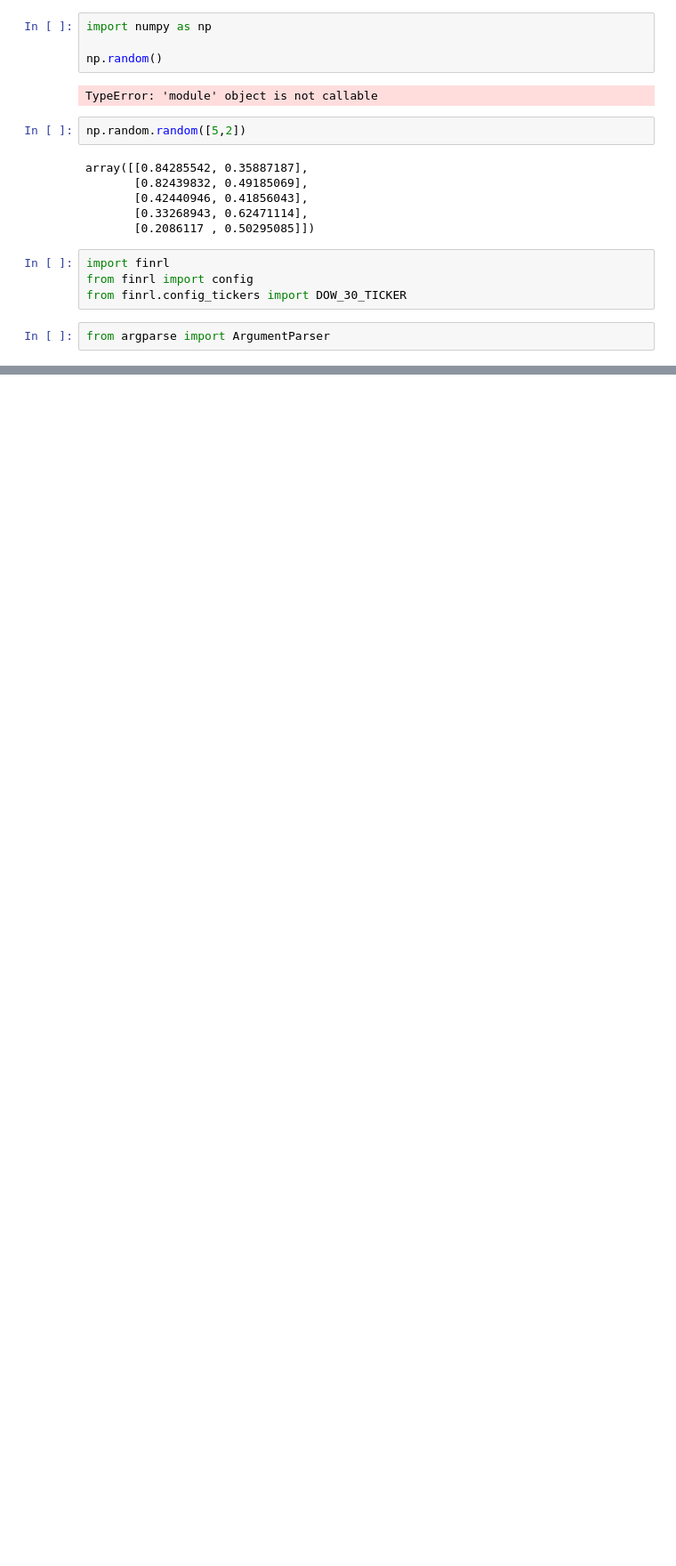
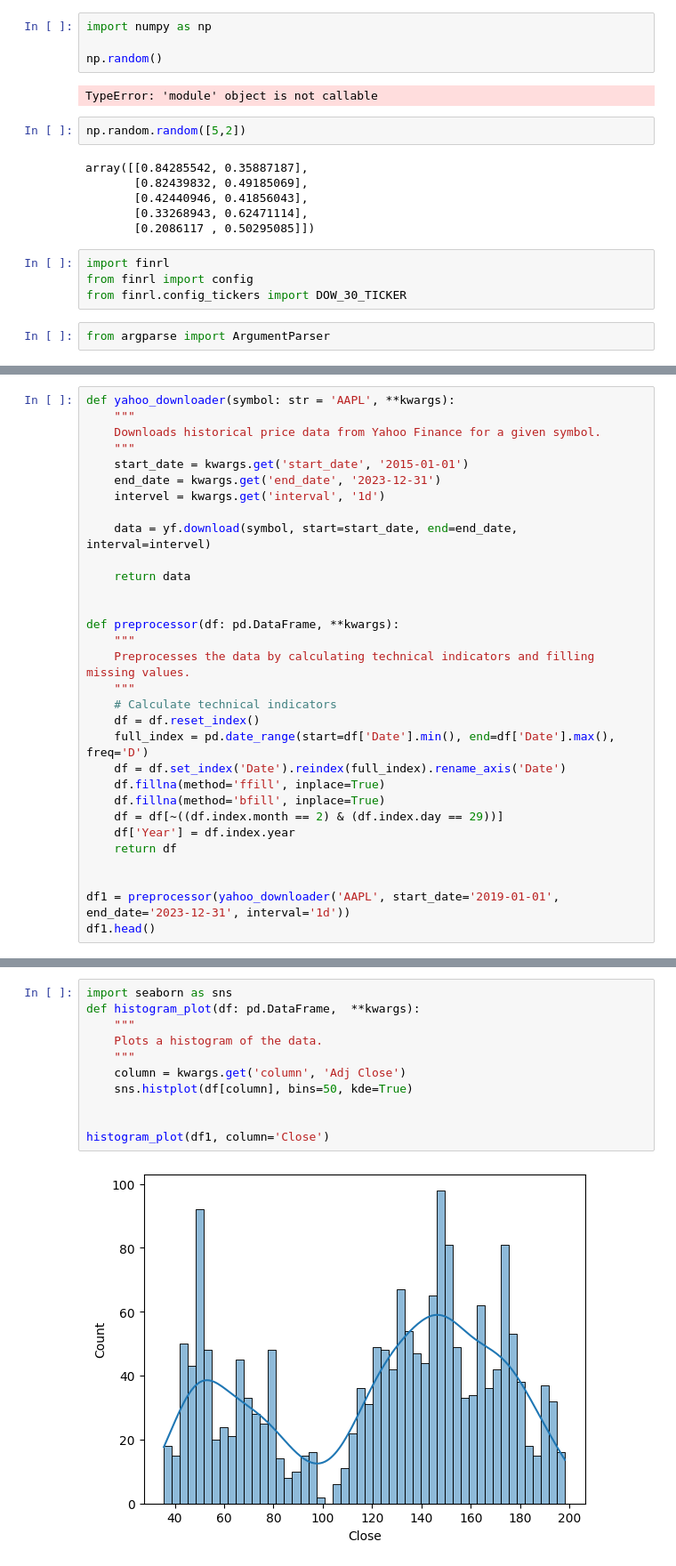
Before and after one commit to raza141/RL-Project, a Jupyter notebook: Crypto/test.ipynb, the cells around one changed output, grey strips where cells are left out. Shown at 89% size. Saved outputs shown, nothing was run; the diff lists cells and outputs as text; blank space fills up the shorter version.

```diff
--- a/Crypto/test.ipynb
+++ b/Crypto/test.ipynb
@@ -870,0 +1068,31 @@ from argparse import ArgumentParser
+# %%
+def yahoo_downloader(symbol: str = 'AAPL', **kwargs):
+    """
+    Downloads historical price data from Yahoo Finance for a given symbol.
+    """
+    start_date = kwargs.get('start_date', '2015-01-01')
+    end_date = kwargs.get('end_date', '2023-12-31')
+    intervel = kwargs.get('interval', '1d')
+
+    data = yf.download(symbol, start=start_date, end=end_date, interval=intervel)
+
+    return data
+
+
+def preprocessor(df: pd.DataFrame, **kwargs):
+    """
+    Preprocesses the data by calculating technical indicators and filling missing values.
+    """
+    # Calculate technical indicators
+    df = df.reset_index()
+    full_index = pd.date_range(start=df['Date'].min(), end=df['Date'].max(), freq='D')
+    df = df.set_index('Date').reindex(full_index).rename_axis('Date')
+    df.fillna(method='ffill', inplace=True)
+    df.fillna(method='bfill', inplace=True)
+    df = df[~((df.index.month == 2) & (df.index.day == 29))]
+    df['Year'] = df.index.year
+    return df
+
+
+df1 = preprocessor(yahoo_downloader('AAPL', start_date='2019-01-01', end_date='2023-12-31', interval='1d'))
+df1.head()
@@ -870,0 +1118,13 @@ from argparse import ArgumentParser
+# %%
+import seaborn as sns
+def histogram_plot(df: pd.DataFrame,  **kwargs):
+    """
+    Plots a histogram of the data.
+    """
+    column = kwargs.get('column', 'Adj Close')
+    sns.histplot(df[column], bins=50, kde=True)
+
+
+histogram_plot(df1, column='Close')
+# %% [output]
+[figure, added]
```
Also changed, not shown: parts of 24 cells of this notebook, 1 other file.
